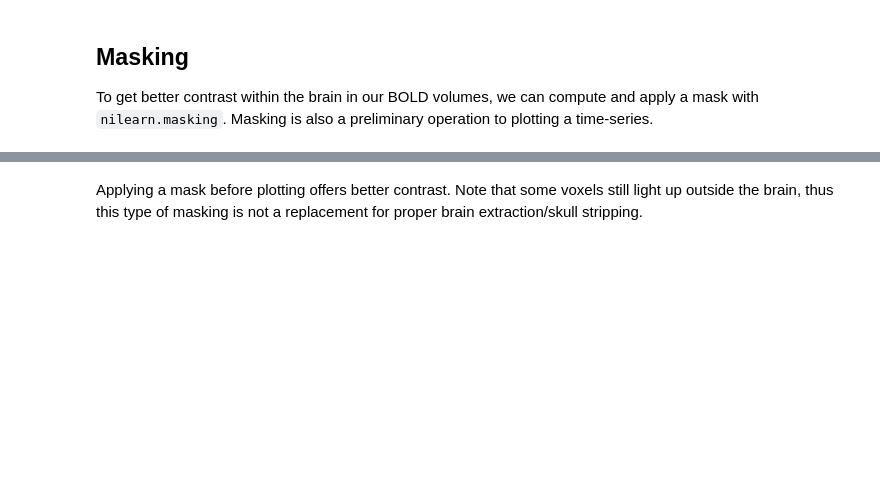
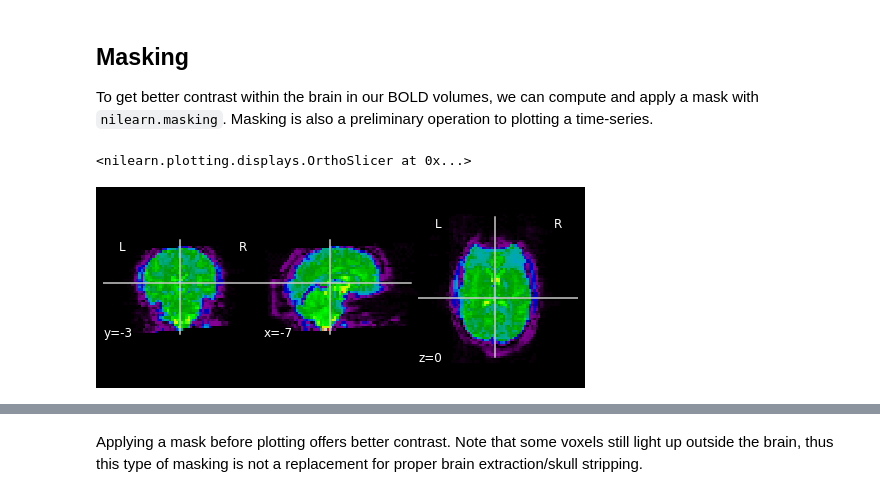
Before and after one commit to vgonzenbach/fmri-rep, a Jupyter notebook: data/viz/viz-subject.ipynb, the cells around one changed output, grey strips where cells are left out. Cells and saved outputs as stored; diff of their text form; code cells hidden in the pictures; blank space fills up the shorter version.

```diff
--- a/data/viz/viz-subject.ipynb
+++ b/data/viz/viz-subject.ipynb
@@ -200,4 +200,15 @@ plot_epi(T1)
 ## Masking
 
 To get better contrast within the brain in our BOLD volumes, we can compute and apply a mask with `nilearn.masking`. Masking is also a preliminary operation to plotting a time-series.
+# %%
+## Compute a mask based on the mean of all imgs and
+## apply it to BOLD volumes in run
+
+from nilearn.image import mean_img
+mean_BOLD = mean_img(BOLD)
+
+plot_epi(mean_BOLD)
+# %% [output]
+<nilearn.plotting.displays.OrthoSlicer at 0x...>
+[figure, added]
 # %%
```
Also changed, not shown: parts of 1 cell of this notebook.
